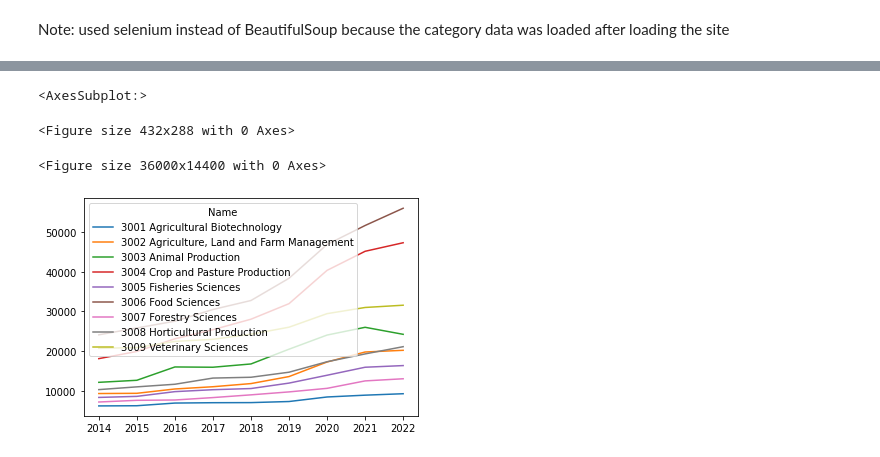
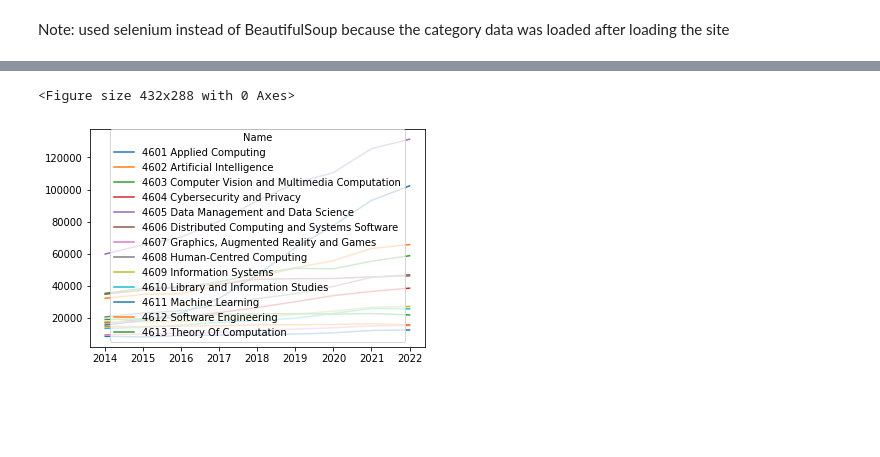
Before and after one commit to yying1/Py_personal, a Jupyter notebook: Learning/Other/Analyze Research Publication Data to Identify Trends.ipynb, the cells around one changed output, grey strips where cells are left out. Drawn from its saved outputs; the diff is of its cells as text; code cells hidden in the pictures; blank space fills up the shorter version.

Commit message:
more analysis on research publication data

```diff
--- a/Learning/Other/Analyze Research Publication Data to Identify Trends.ipynb
+++ b/Learning/Other/Analyze Research Publication Data to Identify Trends.ipynb
@@ -91,4 +91,13 @@ for key,value in research_data.items():
     df['Name'] = key
     df_data = pd.concat([df_data,df],ignore_index=True)
 # %%
-df_data
+df_data['CAGR-2022'] = ((df_data[2022]/df_data[2014])**(1/8)-1)*100
+df_data['CAGR-2022'] = df_data['CAGR-2022'].astype(float).round(2)
+def get_rates(year_list):
+    result = []
+    for i in range(1, len(year_list)):
+        cal = (year_list[i] - year_list[i-1])/year_list[i-1]*100
+        result.append(round(cal,2))
+    return result
+
+df_data['YoY rates'] = df_data.apply(lambda x: get_rates([x[2014], x[2015],x[2016],x[2017],x[2018],x[2019],x[2020], x[2021], x[2022]]), axis=1)
@@ -109,12 +125,12 @@ df_data
 # %%
 import matplotlib.pyplot as plt
 plt.figure()
-plt.figure(figsize=(500,200))
-df_plot = df_data[(df_data['Code'].astype(str).str.len() == 4) & (df_data['Code'].astype(str).str.startswith("30"))].set_index("Name")
+mng = plt.get_current_fig_manager()
+mng.full_screen_toggle()
+df_plot = df_data[(df_data['Code'].astype(str).str.len() == 4) & (df_data['Code'].astype(str).str.startswith("46"))].set_index("Name")
 df_plot = df_plot.iloc[:, 1:-1]
-df_plot.T.plot()
+df_plot[df_plot.columns[df_plot.columns.isin([2014,2015,2016,2017,2018,2019,2020,2021,2022])]].T.plot()
+plt.show()
 # %% [output]
-<AxesSubplot:>
+<Figure size 432x288 with 0 Axes>
-<Figure size 432x288 with 0 Axes>
-<Figure size 36000x14400 with 0 Axes>
-[figure, old version]
+[figure, new version]
```
Also changed, not shown: parts of 6 cells of this notebook, 2 other files.
